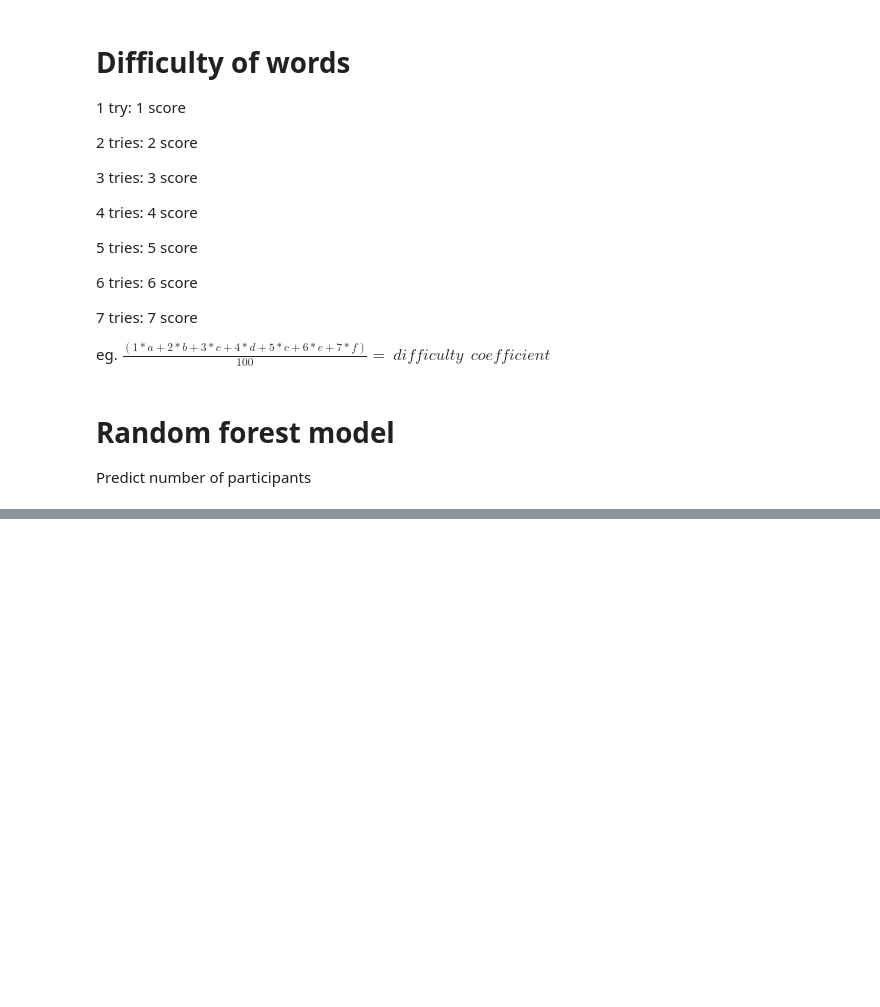
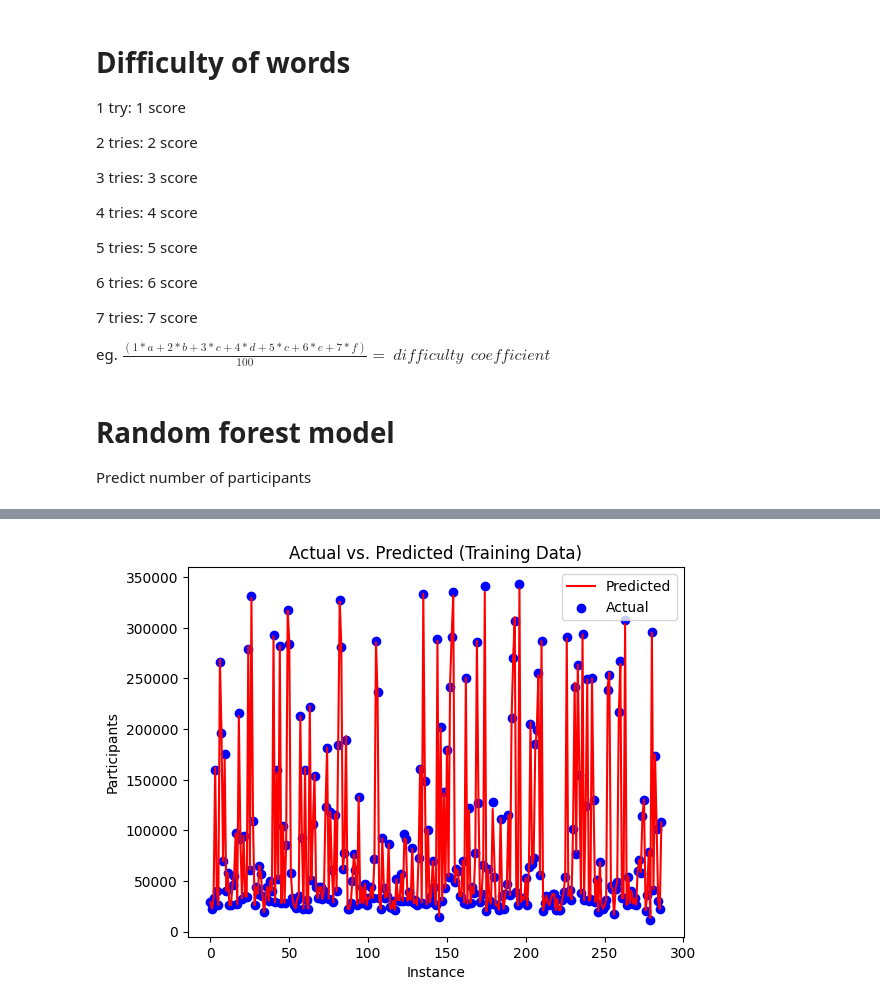
Before and after one commit to Qervas/mcm, a Jupyter notebook: data_preprocess.ipynb, the cells around one changed output, grey strips where cells are left out. Cells and saved outputs as stored; diff of their text form; code cells hidden in the pictures; blank space fills up the shorter version.

```diff
--- a/data_preprocess.ipynb
+++ b/data_preprocess.ipynb
@@ -179,0 +167,17 @@ plt.show()
+# %%
+# Make predictions on the training data
+y_pred_train = rf.predict(X_train)
+
+# Plot the predicted values as a red line
+plt.plot(y_pred_train, color='red', label='Predicted')
+
+# Plot the actual values as blue scatter points
+plt.scatter(range(len(y_train)), y_train, color='blue', label='Actual')
+
+plt.xlabel('Instance')
+plt.ylabel('Participants')
+plt.title('Actual vs. Predicted (Training Data)')
+plt.legend()
+plt.show()
+# %% [output]
+[figure, added]
```
Also changed, not shown: parts of 6 cells of this notebook.
